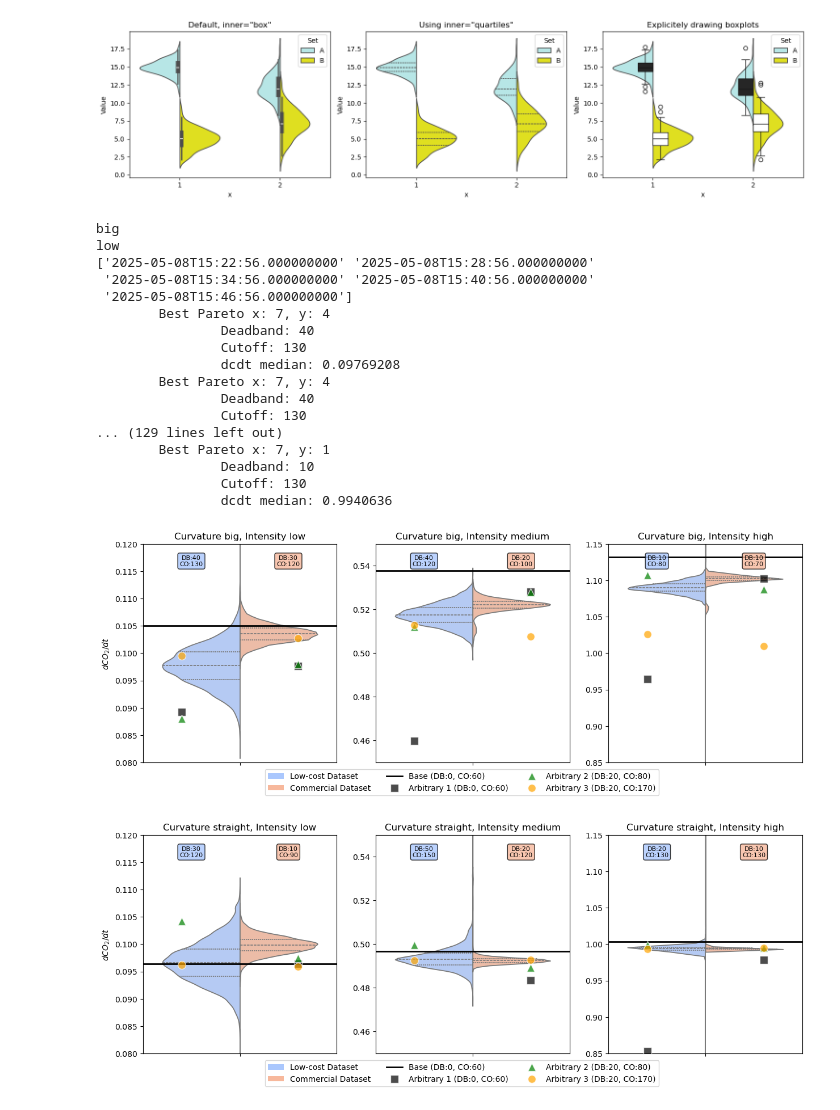
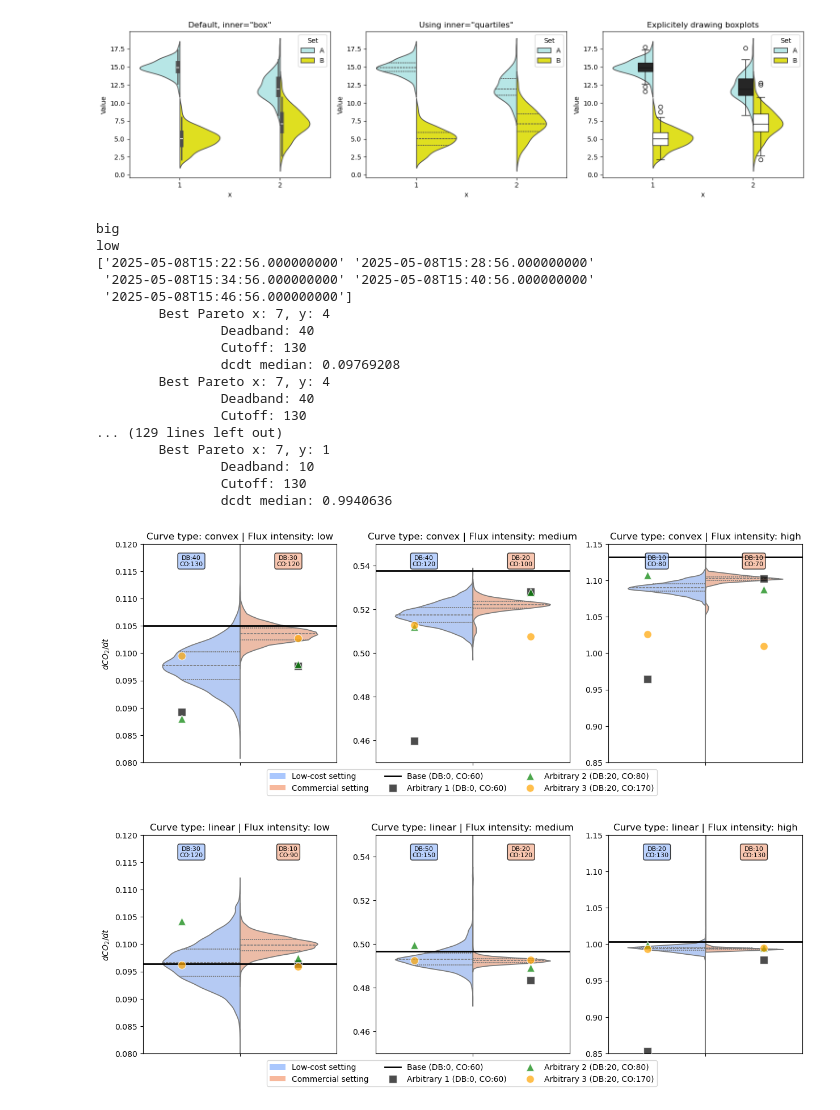
Before and after one commit to alexnaoki/soilgasflux_fcs, a Jupyter notebook: notebooks/4-comparison_between_settings.ipynb, the cells around one changed output. Cells and saved outputs as stored; diff of their text form; code cells hidden in the pictures.

```diff
--- a/notebooks/4-comparison_between_settings.ipynb
+++ b/notebooks/4-comparison_between_settings.ipynb
@@ -497,7 +495,7 @@ for curve in np.unique(expected_ds['curvature'].values):
     cutoff_coords, deadband_coords = ds_base.coords['cutoff'], ds_base.coords['deadband']
     # print(cutoff_coords, deadband_coords)
 
-    fig, ax = plt.subplots(1, 3, figsize=(15, 5))
+    fig, ax = plt.subplots(1, 3, figsize=(19*cm, 5))
     yRange = [(0.08, 0.12), (0.45, 0.55), (0.85, 1.15)]
     for n, intensity in enumerate(['low', 'medium', 'high']):
         print(intensity)
@@ -510,8 +508,8 @@ for curve in np.unique(expected_ds['curvature'].values):
         ax[n].axhline(ds_base.sel(time=time_selection,
                                             deadband=0, cutoff=60)['dcdt(HM)'].median().values,
                                             label='Base', color='black', linewidth=2)
-
-        ax[n].set_title(f'Curvature {curve}, Intensity {intensity}')
+        curve_name = {'big': 'convex', 'straight': 'linear'}
+        ax[n].set_title(f'Curve type: {curve_name[curve]} | Flux intensity: {intensity}')
 
         # Collect data for both datasets
         df_boxplot = pd.DataFrame()
@@ -623,8 +621,8 @@ for curve in np.unique(expected_ds['curvature'].values):
 
     # Add violin plot dataset legend elements
     from matplotlib.patches import Patch
-    legend_elements.append(Patch(facecolor=colors[0], label='Low-cost Dataset', alpha=1))  # coolwarm blue
-    legend_elements.append(Patch(facecolor=colors[1], label='Commercial Dataset', alpha=1))  # coolwarm red
+    legend_elements.append(Patch(facecolor=colors[0], label='Low-cost setting', alpha=1))  # coolwarm blue
+    legend_elements.append(Patch(facecolor=colors[1], label='Commercial setting', alpha=1))  # coolwarm red
 
     legend_elements.append(plt.Line2D([0], [0], color='black', linestyle='-', linewidth=2, label='Base (DB:0, CO:60)'))
 
@@ -644,32 +642,32 @@ for curve in np.unique(expected_ds['curvature'].values):
         )
 
     # Position legend outside the plot area
     fig.legend(handles=legend_elements,
             loc='lower center',
               bbox_to_anchor=(0.5, -0.02),
               fontsize=10,
             #   title='Legend',
               title_fontsize=12, ncols=3)
 
 
     # break
 # %% [output]
 big
 low
 ['2025-05-08T15:22:56.000000000' '2025-05-08T15:28:56.000000000'
  '2025-05-08T15:34:56.000000000' '2025-05-08T15:40:56.000000000'
  '2025-05-08T15:46:56.000000000']
         Best Pareto x: 7, y: 4
                 Deadband: 40
                 Cutoff: 130
                 dcdt median: 0.09769208
         Best Pareto x: 7, y: 4
                 Deadband: 40
                 Cutoff: 130
 ... (129 lines left out)
         Best Pareto x: 7, y: 1
                 Deadband: 10
                 Cutoff: 130
                 dcdt median: 0.9940636
-[figure, old version]
+[figure, new version]
-[figure, old version]
+[figure, new version]
```
Also changed, not shown: parts of 2 cells of this notebook, 17 other files.
